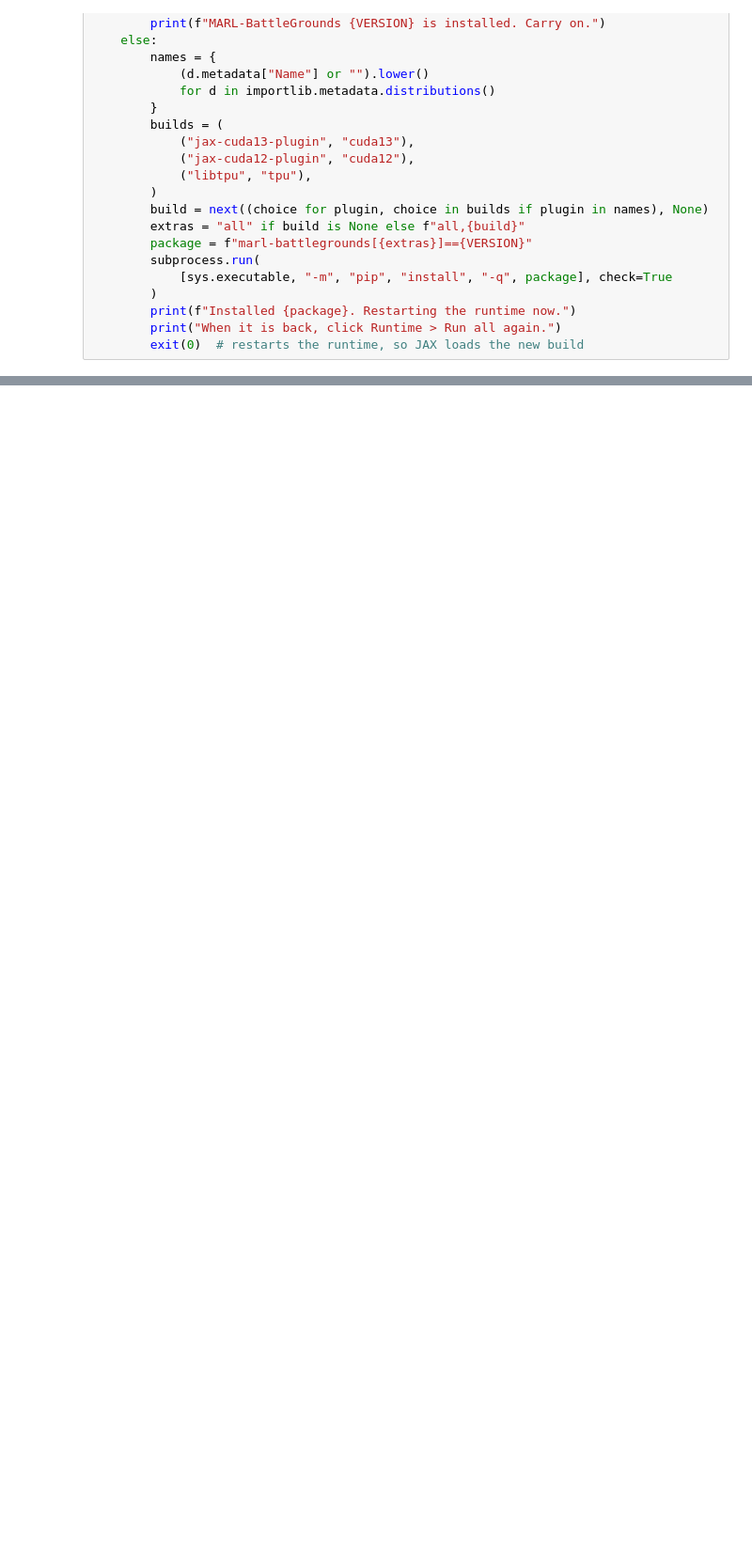
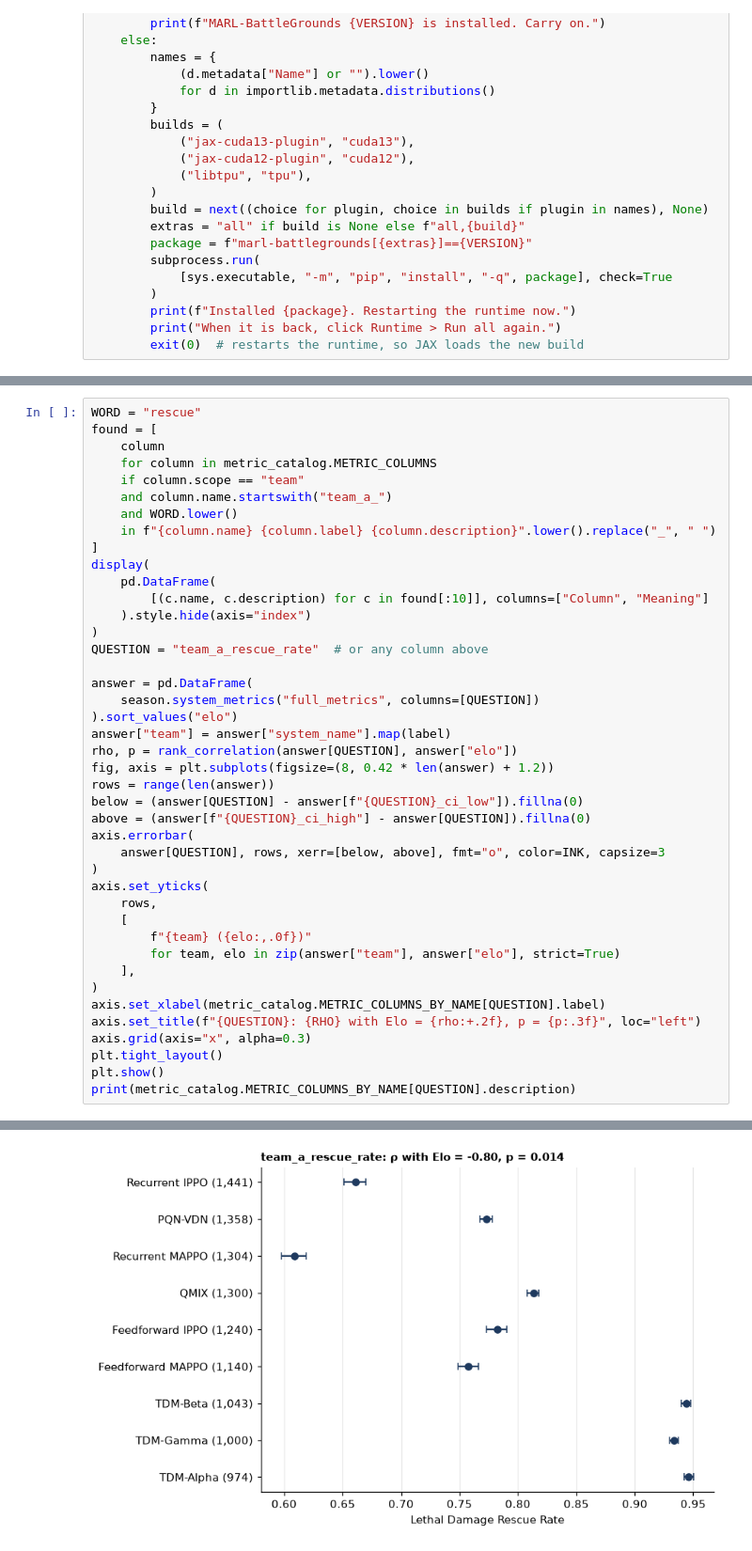
Before and after one commit to arm-2-lab/MARL-BattleGrounds, a Jupyter notebook: examples/evaluate/evaluation_analysis.ipynb, the cells around one changed output, grey strips where cells are left out. Shown at 94% size. Drawn from its saved outputs; the diff is of its cells as text; blank space fills up the shorter version.

```diff
--- a/examples/evaluate/evaluation_analysis.ipynb
+++ b/examples/evaluate/evaluation_analysis.ipynb
@@ -1270,0 +660,43 @@ print("Original results remain at:", result_dir)
+# %%
+WORD = "rescue"
+found = [
+    column
+    for column in metric_catalog.METRIC_COLUMNS
+    if column.scope == "team"
+    and column.name.startswith("team_a_")
+    and WORD.lower()
+    in f"{column.name} {column.label} {column.description}".lower().replace("_", " ")
+]
+display(
+    pd.DataFrame(
+        [(c.name, c.description) for c in found[:10]], columns=["Column", "Meaning"]
+    ).style.hide(axis="index")
+)
+QUESTION = "team_a_rescue_rate"  # or any column above
+
+answer = pd.DataFrame(
+    season.system_metrics("full_metrics", columns=[QUESTION])
+).sort_values("elo")
+answer["team"] = answer["system_name"].map(label)
+rho, p = rank_correlation(answer[QUESTION], answer["elo"])
+fig, axis = plt.subplots(figsize=(8, 0.42 * len(answer) + 1.2))
+rows = range(len(answer))
+below = (answer[QUESTION] - answer[f"{QUESTION}_ci_low"]).fillna(0)
+above = (answer[f"{QUESTION}_ci_high"] - answer[QUESTION]).fillna(0)
+axis.errorbar(
+    answer[QUESTION], rows, xerr=[below, above], fmt="o", color=INK, capsize=3
+)
+axis.set_yticks(
+    rows,
+    [
+        f"{team} ({elo:,.0f})"
+        for team, elo in zip(answer["team"], answer["elo"], strict=True)
+    ],
+)
+axis.set_xlabel(metric_catalog.METRIC_COLUMNS_BY_NAME[QUESTION].label)
+axis.set_title(f"{QUESTION}: {RHO} with Elo = {rho:+.2f}, p = {p:.3f}", loc="left")
+axis.grid(axis="x", alpha=0.3)
+plt.tight_layout()
+plt.show()
+print(metric_catalog.METRIC_COLUMNS_BY_NAME[QUESTION].description)
+# %% [output]
@@ -1270,0 +711 @@ print("Original results remain at:", result_dir)
+[figure, added]
```
Also changed, not shown: parts of 49 cells of this notebook, 15 other files.
